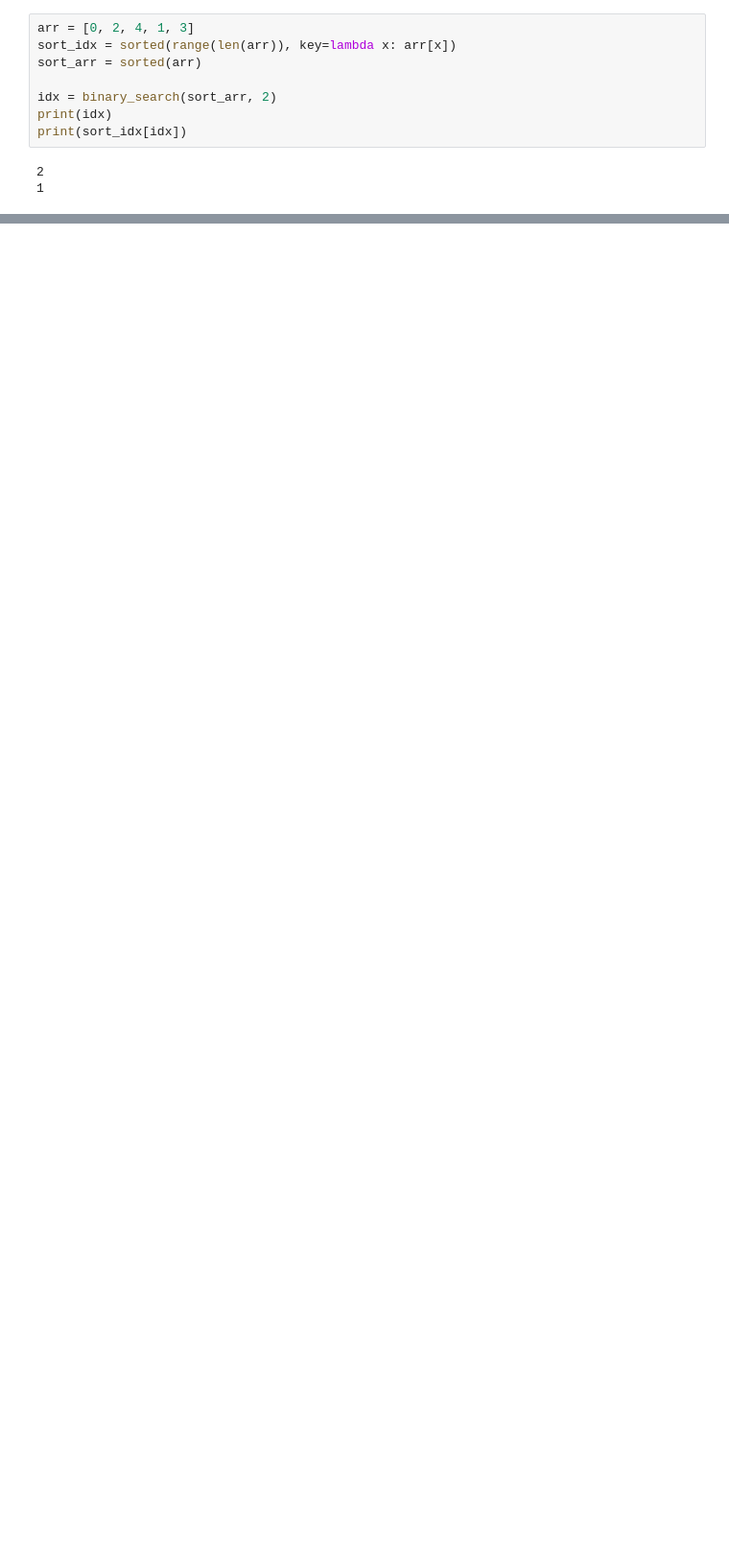
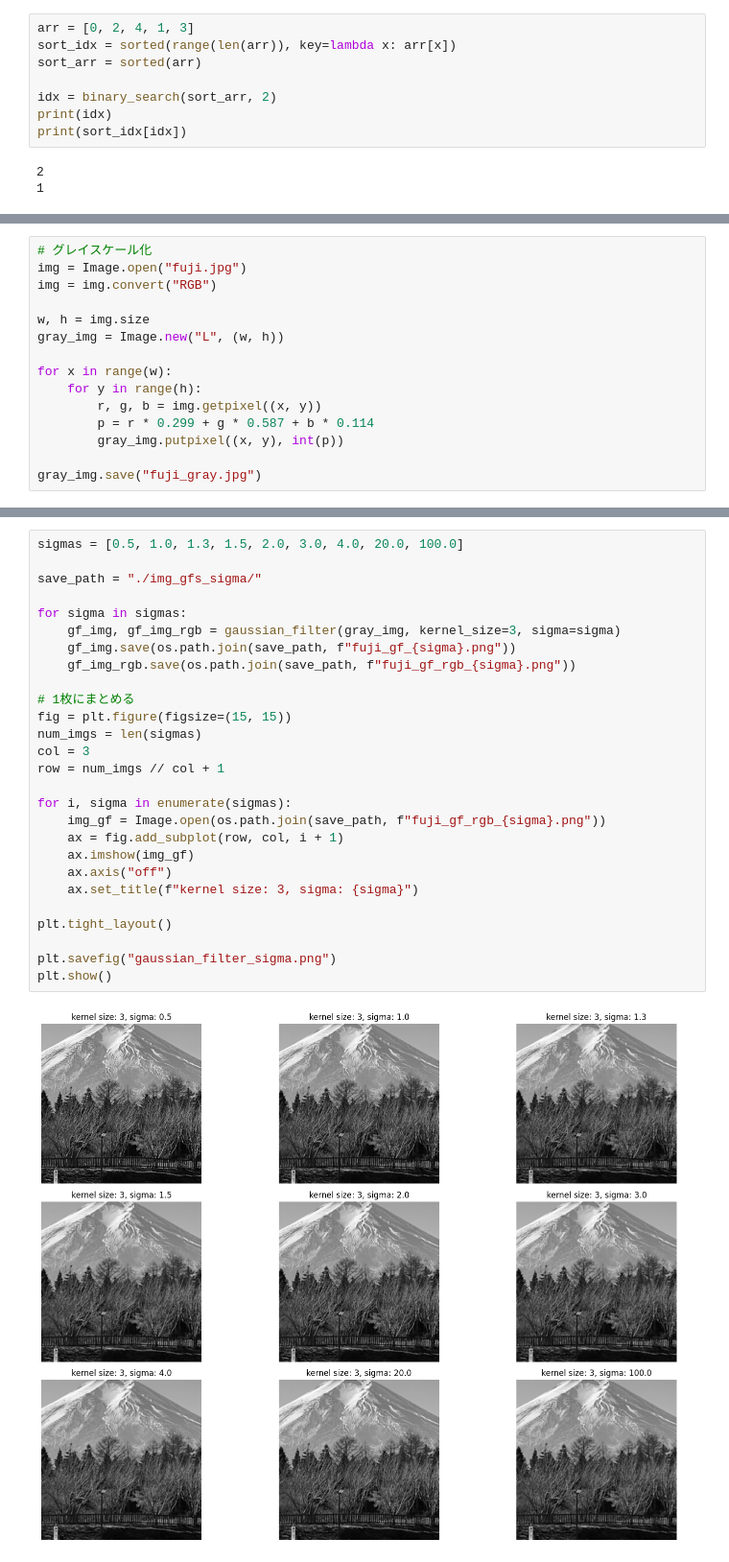
Before and after one commit to Daiki04/py_algo, a Jupyter notebook: ch4.ipynb, the cells around one changed output, grey strips where cells are left out. Shown at 96% size. Saved outputs shown, nothing was run; the diff lists cells and outputs as text; blank space fills up the shorter version.

```diff
--- a/ch4.ipynb
+++ b/ch4.ipynb
@@ -623,0 +806,15 @@ def test_binary_search_tree(arr, target, expected):
+# %%
+# グレイスケール化
+img = Image.open("fuji.jpg")
+img = img.convert("RGB")
+
+w, h = img.size
+gray_img = Image.new("L", (w, h))
+
+for x in range(w):
+    for y in range(h):
+        r, g, b = img.getpixel((x, y))
+        p = r * 0.299 + g * 0.587 + b * 0.114
+        gray_img.putpixel((x, y), int(p))
+
+gray_img.save("fuji_gray.jpg")
@@ -623,0 +883,29 @@ def test_binary_search_tree(arr, target, expected):
+# %%
+sigmas = [0.5, 1.0, 1.3, 1.5, 2.0, 3.0, 4.0, 20.0, 100.0]
+
+save_path = "./img_gfs_sigma/"
+
+for sigma in sigmas:
+    gf_img, gf_img_rgb = gaussian_filter(gray_img, kernel_size=3, sigma=sigma)
+    gf_img.save(os.path.join(save_path, f"fuji_gf_{sigma}.png"))
+    gf_img_rgb.save(os.path.join(save_path, f"fuji_gf_rgb_{sigma}.png"))
+
+# 1枚にまとめる
+fig = plt.figure(figsize=(15, 15))
+num_imgs = len(sigmas)
+col = 3
+row = num_imgs // col + 1
+
+for i, sigma in enumerate(sigmas):
+    img_gf = Image.open(os.path.join(save_path, f"fuji_gf_rgb_{sigma}.png"))
+    ax = fig.add_subplot(row, col, i + 1)
+    ax.imshow(img_gf)
+    ax.axis("off")
+    ax.set_title(f"kernel size: 3, sigma: {sigma}")
+
+plt.tight_layout()
+
+plt.savefig("gaussian_filter_sigma.png")
+plt.show()
+# %% [output]
+[figure, added]
```
Also changed, not shown: parts of 17 cells of this notebook, 3 other files.
